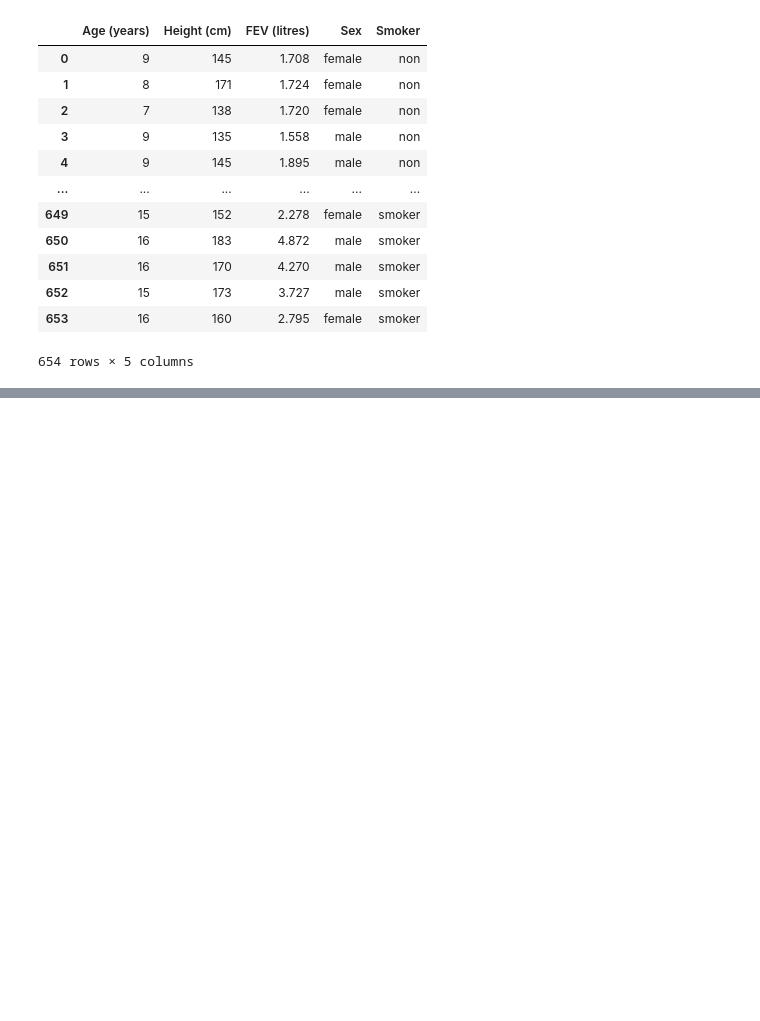
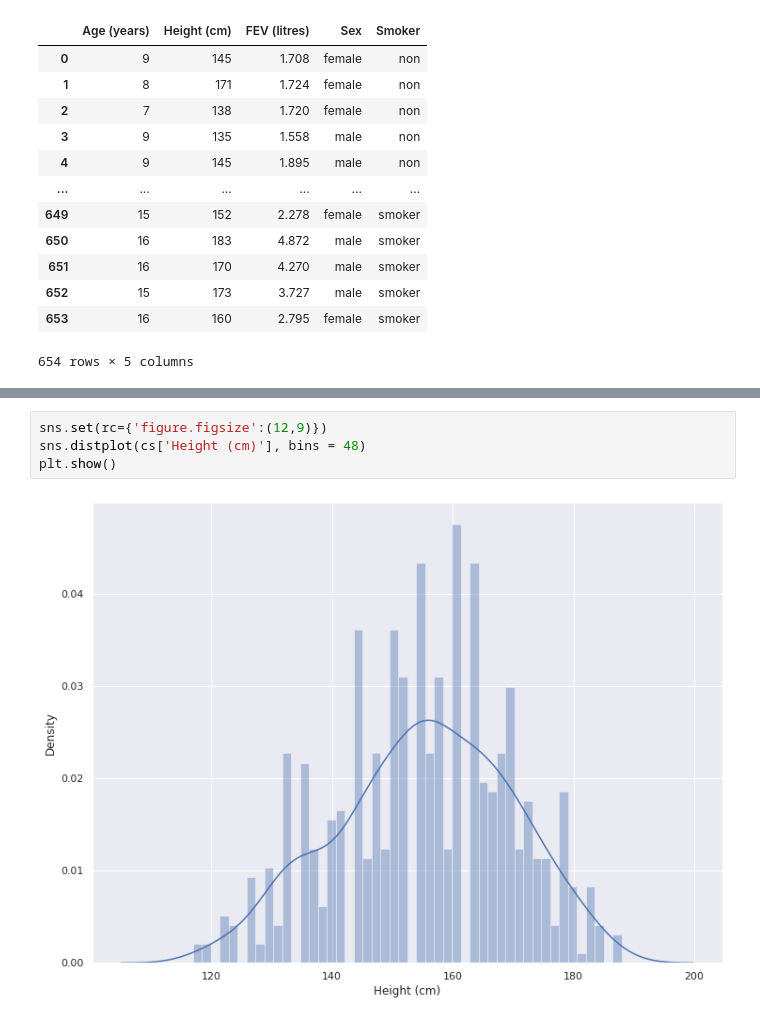
Before and after one commit to SGalvez23/TC1002S_A01251884, a Jupyter notebook: Child Smokers/A01251884_Act_MapaCalor.ipynb, the cells around one changed output, grey strips where cells are left out. Saved outputs shown, nothing was run; the diff lists cells and outputs as text; blank space fills up the shorter version.

```diff
--- a/Child Smokers/A01251884_Act_MapaCalor.ipynb
+++ b/Child Smokers/A01251884_Act_MapaCalor.ipynb
@@ -40,0 +29,6 @@ AttributeError: 'DataFrame' object has no attribute 'data'
+# %%
+sns.set(rc={'figure.figsize':(12,9)})
+sns.distplot(cs['Height (cm)'], bins = 48)
+plt.show()
+# %% [output]
+[figure, added]
```
Also changed, not shown: parts of 10 cells of this notebook, 1 other file.
